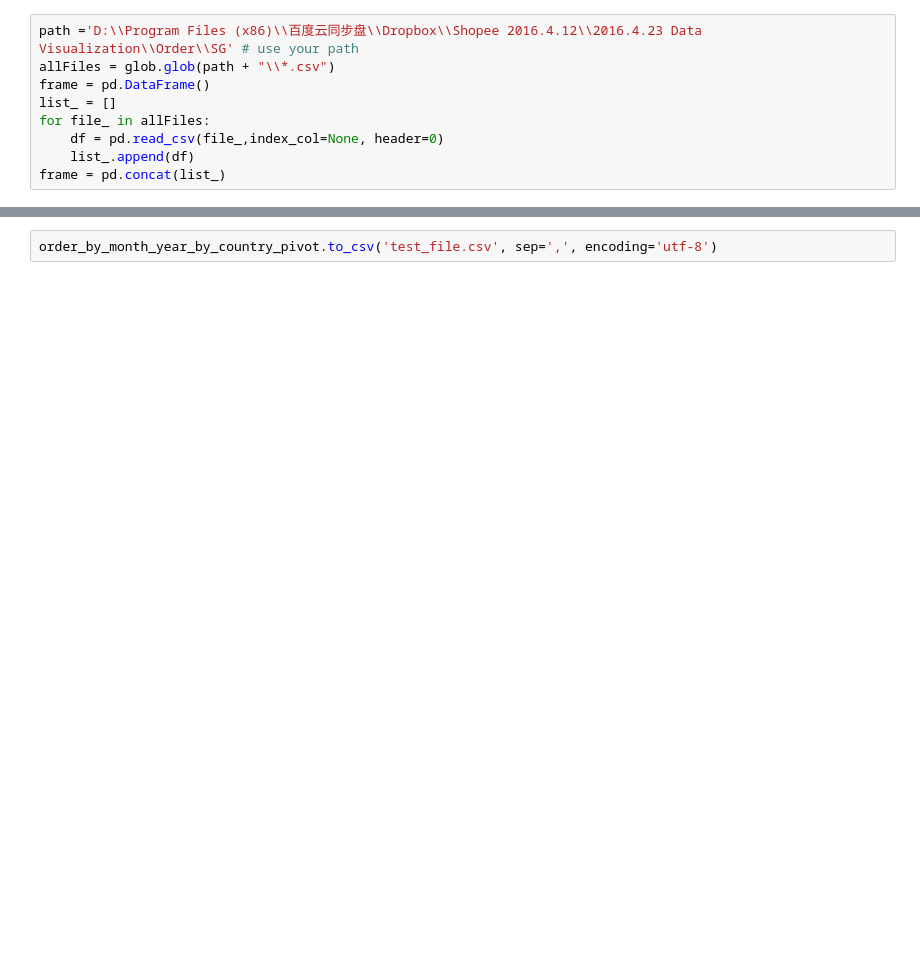
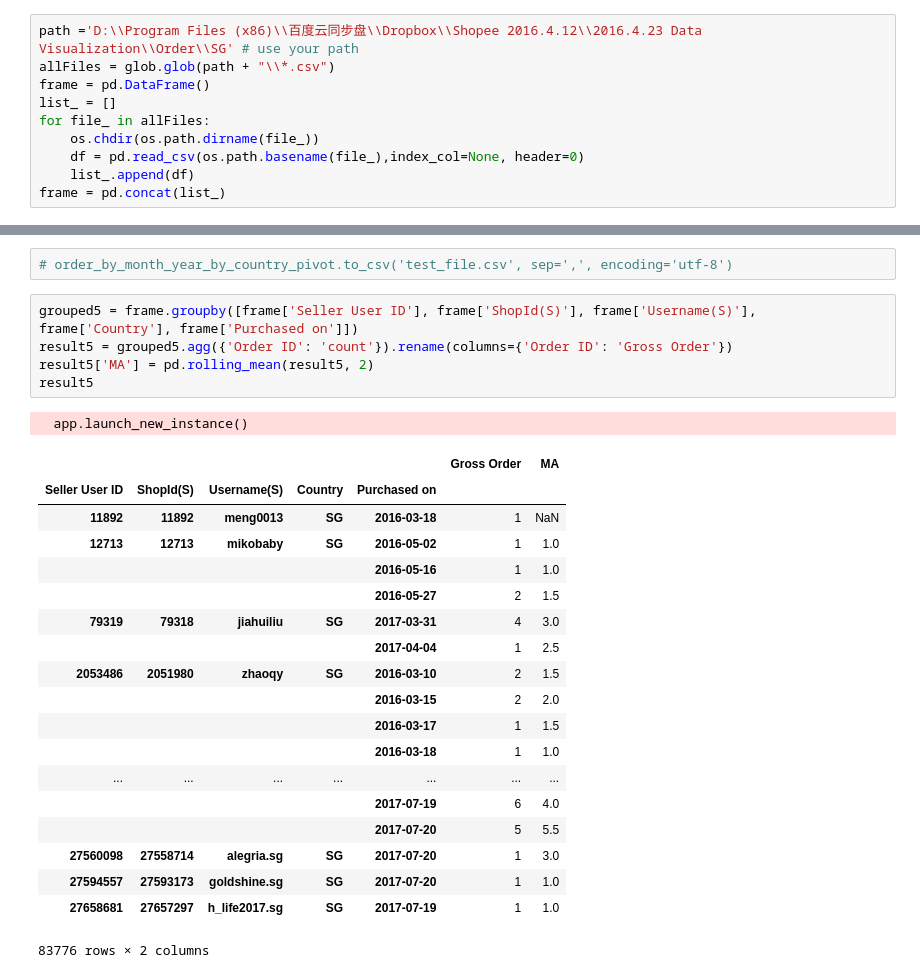
Before and after one commit to enzolife/Python-Scripts, a Jupyter notebook: 2017.4.17 Order Related Code.ipynb, the cells around one changed output, grey strips where cells are left out. Cells and saved outputs as stored; diff of their text form; blank space fills up the shorter version.

```diff
--- a/2017.4.17 Order Related Code.ipynb
+++ b/2017.4.17 Order Related Code.ipynb
@@ -8,6 +9,7 @@ allFiles = glob.glob(path + "\\*.csv")
 frame = pd.DataFrame()
 list_ = []
 for file_ in allFiles:
-    df = pd.read_csv(file_,index_col=None, header=0)
+    os.chdir(os.path.dirname(file_))
+    df = pd.read_csv(os.path.basename(file_),index_col=None, header=0)
     list_.append(df)
 frame = pd.concat(list_)
@@ -51,2 +175,28 @@ plt.show()
 # %%
-order_by_month_year_by_country_pivot.to_csv('test_file.csv', sep=',', encoding='utf-8')
+# order_by_month_year_by_country_pivot.to_csv('test_file.csv', sep=',', encoding='utf-8')
+# %%
+grouped5 = frame.groupby([frame['Seller User ID'], frame['ShopId(S)'], frame['Username(S)'], frame['Country'], frame['Purchased on']])
+result5 = grouped5.agg({'Order ID': 'count'}).rename(columns={'Order ID': 'Gross Order'})
+result5['MA'] = pd.rolling_mean(result5, 2)
+result5
+# %% [output]
+  app.launch_new_instance()
+|  |  |  |  |  | Gross Order | MA |
+| Seller User ID | ShopId(S) | Username(S) | Country | Purchased on |  |  |
+| 11892 | 11892 | meng0013 | SG | 2016-03-18 | 1 | NaN |
+| 12713 | 12713 | mikobaby | SG | 2016-05-02 | 1 | 1.0 |
+|  |  |  |  | 2016-05-16 | 1 | 1.0 |
+|  |  |  |  | 2016-05-27 | 2 | 1.5 |
+| 79319 | 79318 | jiahuiliu | SG | 2017-03-31 | 4 | 3.0 |
+|  |  |  |  | 2017-04-04 | 1 | 2.5 |
+| 2053486 | 2051980 | zhaoqy | SG | 2016-03-10 | 2 | 1.5 |
+|  |  |  |  | 2016-03-15 | 2 | 2.0 |
+|  |  |  |  | 2016-03-17 | 1 | 1.5 |
+|  |  |  |  | 2016-03-18 | 1 | 1.0 |
+| ... | ... | ... | ... | ... | ... | ... |
+|  |  |  |  | 2017-07-19 | 6 | 4.0 |
+|  |  |  |  | 2017-07-20 | 5 | 5.5 |
+| 27560098 | 27558714 | alegria.sg | SG | 2017-07-20 | 1 | 3.0 |
+| 27594557 | 27593173 | goldshine.sg | SG | 2017-07-20 | 1 | 1.0 |
+| 27658681 | 27657297 | h_life2017.sg | SG | 2017-07-19 | 1 | 1.0 |
+83776 rows × 2 columns
```
Also changed, not shown: parts of 11 cells of this notebook, 45 other files.
